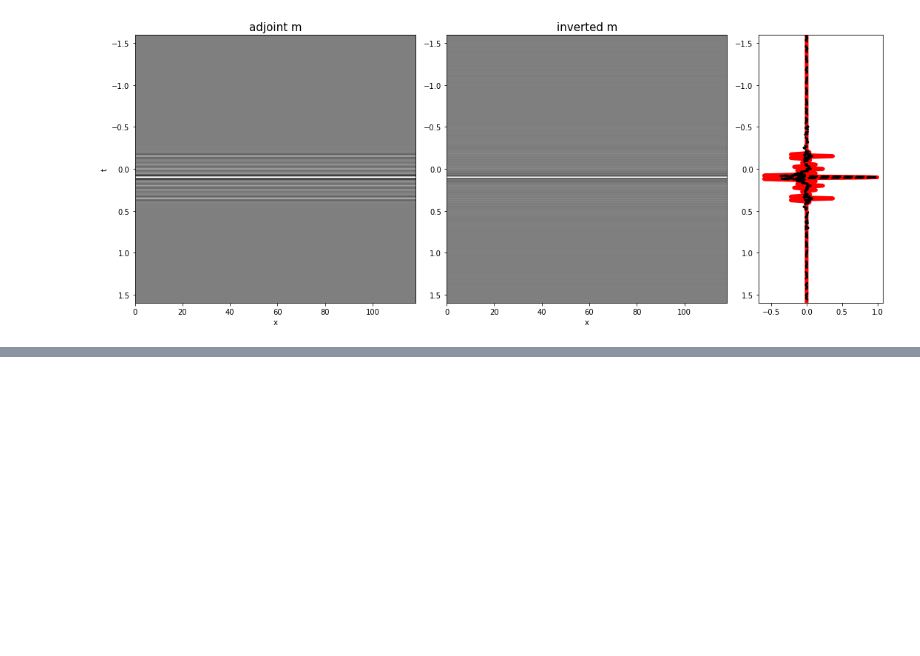
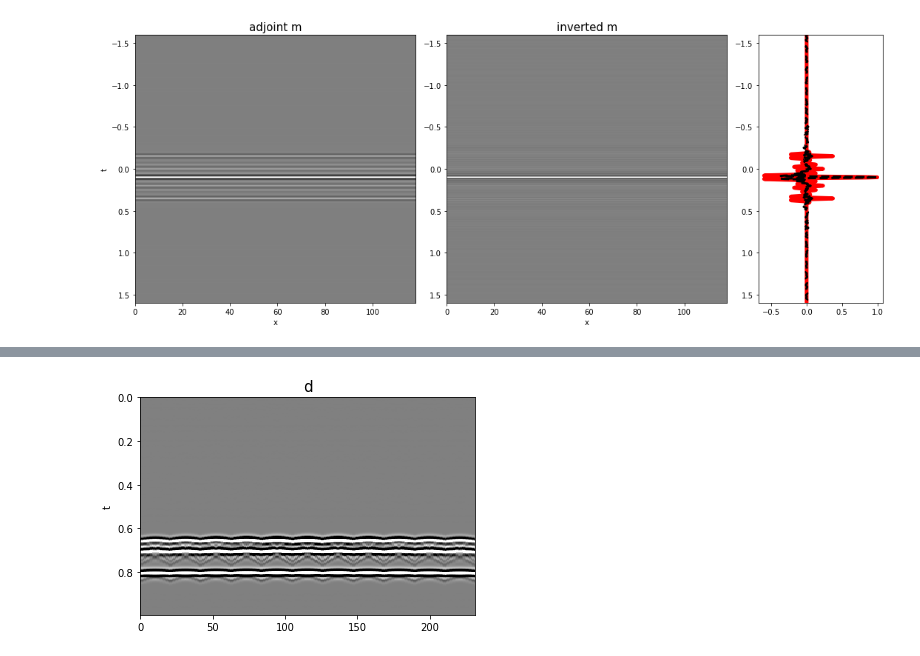
Before and after one commit to PyLops/pylops_notebooks, a Jupyter notebook: developement-distributed/WaveEquationProcessing-distributed.ipynb, the cells around one changed output, grey strips where cells are left out. Saved outputs shown, nothing was run; the diff lists cells and outputs as text; code cells hidden in the pictures; blank space fills up the shorter version.

```diff
--- a/developement-distributed/WaveEquationProcessing-distributed.ipynb
+++ b/developement-distributed/WaveEquationProcessing-distributed.ipynb
@@ -359,0 +446,9 @@ fig.tight_layout()
+# %%
+plt.figure()
+plt.imshow(dd, aspect='auto',
+           interpolation='nearest', vmin=-2000, vmax=2000, cmap='gray',
+           extent=(0, par['ny']*par['nx'], t.max(), t.min()))
+plt.title('d', fontsize=15)
+plt.ylabel('t');
+# %% [output]
+[figure, added]
```
Also changed, not shown: parts of 13 cells of this notebook.
